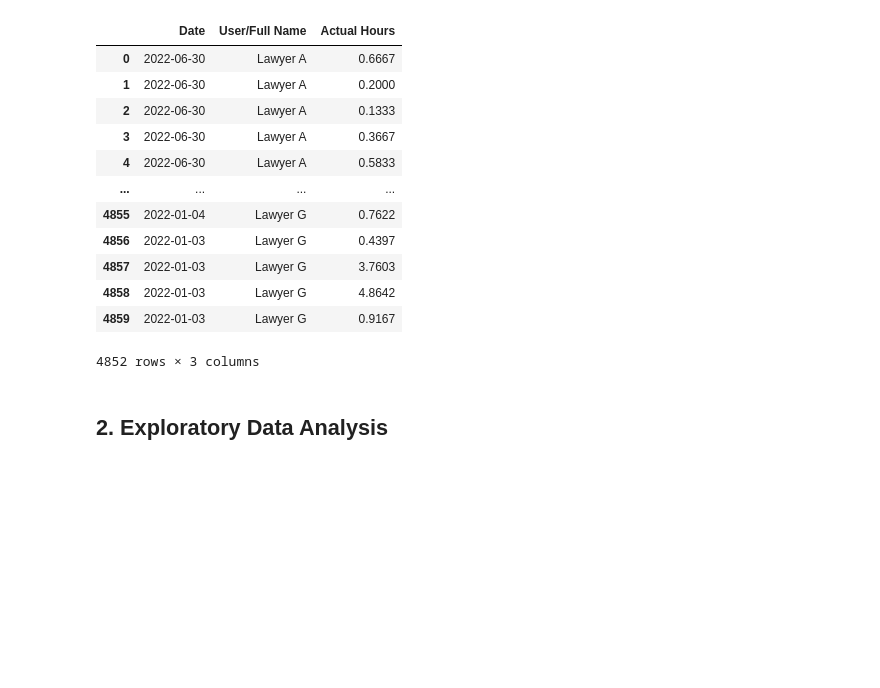
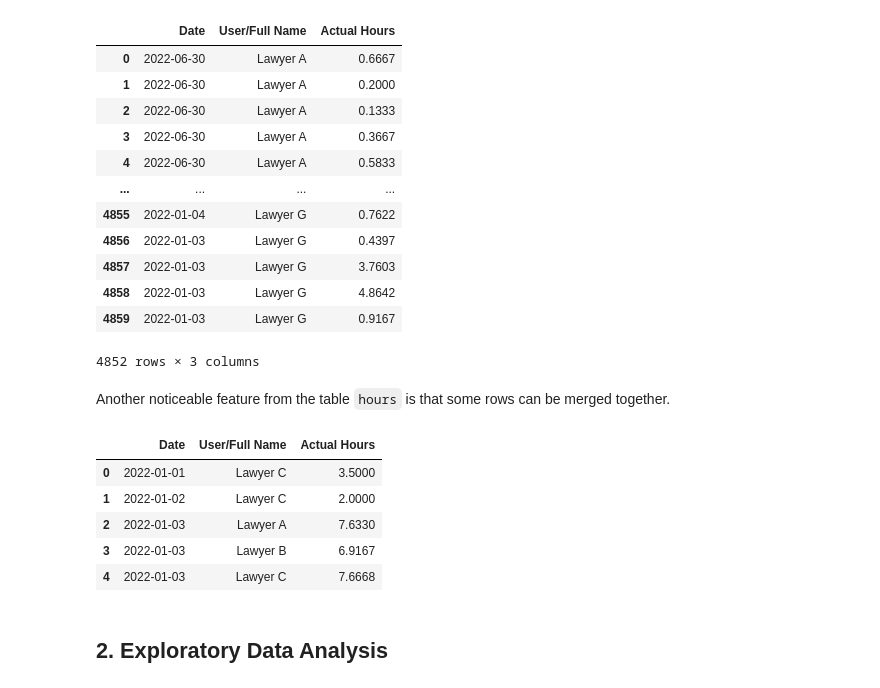
Before and after one commit to snek5/4gia-datachallenge, a Jupyter notebook: 4_gia.ipynb, the cells around one changed output. Saved outputs shown, nothing was run; the diff lists cells and outputs as text; code cells hidden in the pictures; blank space fills up the shorter version.

```diff
--- a/4_gia.ipynb
+++ b/4_gia.ipynb
@@ -138,6 +138,18 @@ hours.dropna()
 | 4858 | 2022-01-03 | Lawyer G | 4.8642 |
 | 4859 | 2022-01-03 | Lawyer G | 0.9167 |
 4852 rows × 3 columns
+# %% [markdown]
+Another noticeable feature from the table `hours` is that some rows can be merged together.
+# %%
+hours = hours.groupby(['Date', 'User/Full Name']).agg({'Actual Hours' : 'sum'}).reset_index()
+hours.head()
+# %% [output]
+|  | Date | User/Full Name | Actual Hours |
+| 0 | 2022-01-01 | Lawyer C | 3.5000 |
+| 1 | 2022-01-02 | Lawyer C | 2.0000 |
+| 2 | 2022-01-03 | Lawyer A | 7.6330 |
+| 3 | 2022-01-03 | Lawyer B | 6.9167 |
+| 4 | 2022-01-03 | Lawyer C | 7.6668 |
 # %% [markdown]
 ## 2. Exploratory Data Analysis
 # %% [markdown]
```
Also changed, not shown: parts of 7 cells of this notebook, 1 other file.
